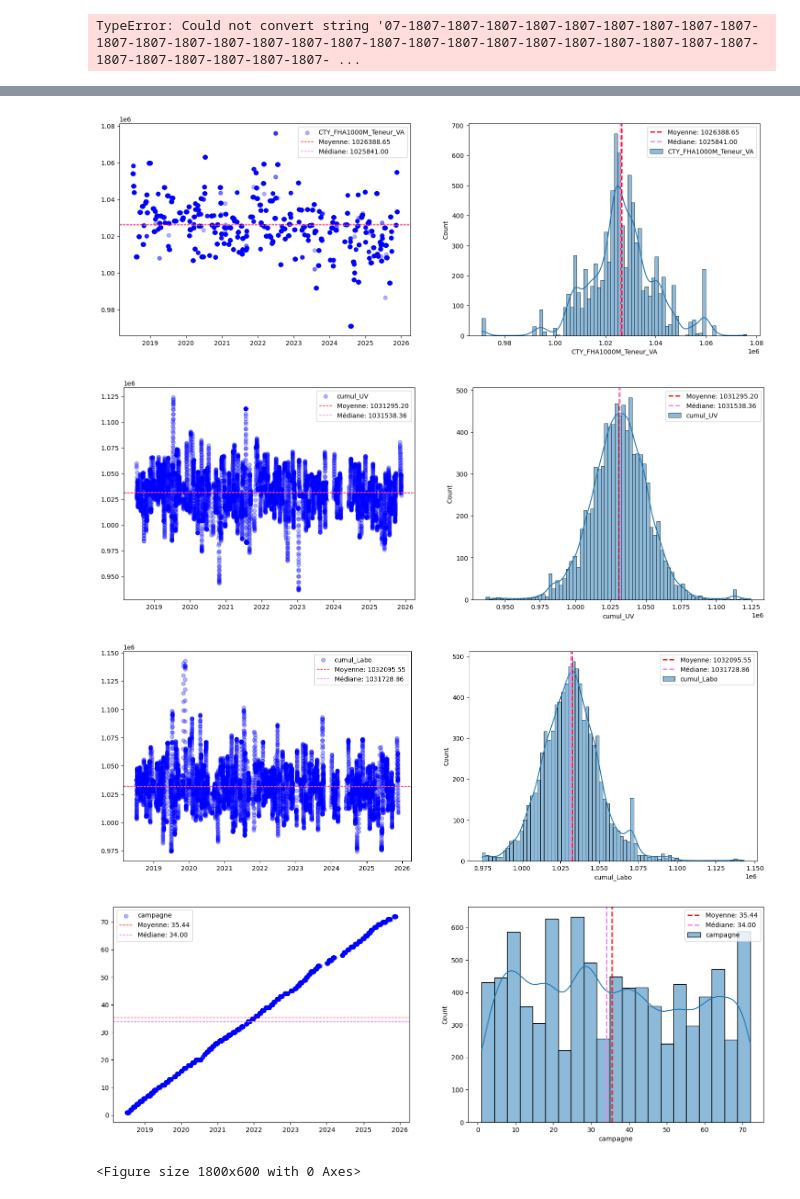
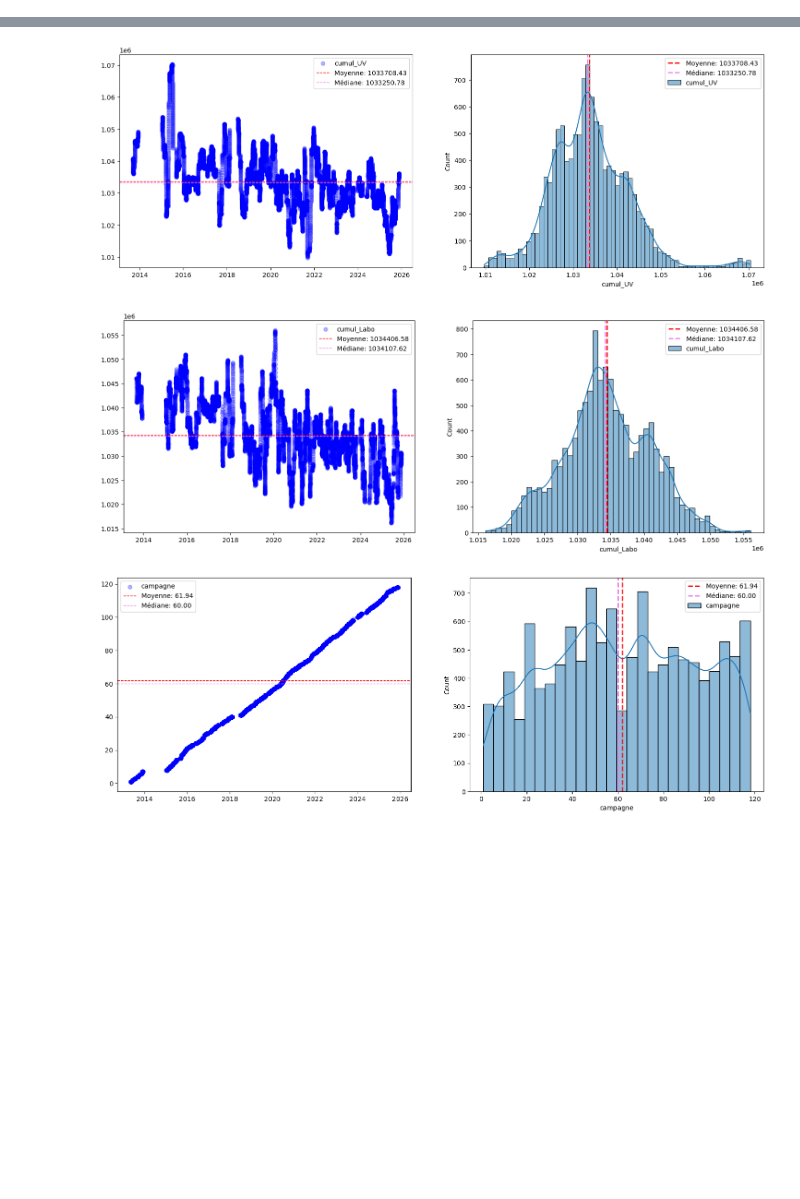
Before and after one commit to e-coucou/Machine-Learning, a Jupyter notebook: 2-OI_a/OI_Formulations.ipynb, the cells around one changed output, grey strips where cells are left out. Saved outputs shown, nothing was run; the diff lists cells and outputs as text; code cells hidden in the pictures; blank space fills up the shorter version.

```diff
--- a/2-OI_a/OI_Formulations.ipynb
+++ b/2-OI_a/OI_Formulations.ipynb
@@ -79,6 +79,8 @@ def detecter_campagnes_v2(df, seuil_jours=3):
     df["campagne"] = nouvelle_campagne.cumsum() + 1
 
     # Ajout colonne mois-année au format mm-aa
-    df["mois_annee"] = df.index.strftime("%m-%y")
+    df["mois_annee"] = df.index.strftime("%y-%m")
+    df["mois_annee_dt"] = pd.to_datetime(df.index.to_period('M').astype(str))
+    #df["mois_annee_dt"] = pd.to_datetime(df["mois_annee"], format="%m-%y")
 
     return df
@@ -97,10 +87,9 @@ brute.describe()
 # %%
-tags = ['CTY_A1000M_Poids container','CTY_A1000M_Teneur arr. Vit. A (UV)','CTY_A1000M_Titre VA AC','CTY_FHA1000M_Teneur_VA'] #'CTY_A1000M_Poids container']
+tags = ['CTY_A1000M_Poids container','CTY_A1000M_Teneur arr. Vit. A (UV)','CTY_A1000M_Titre VA AC']; #,'CTY_FHA1000M_Teneur_VA']
 start = '2010-01-01'
 end = '2025-11-29'
 df_list = get_data(tags,start,end)
 data = merge_data(df_list)
 brute = data.copy()
-result = data.copy()
 brute.describe()
 # %% [output]
@@ -254,9 +249,9 @@ def plot_campagnes(resume):
 # %%
 result = brute.copy()
 result = filtering(result)
-result = ajouter_moyennes_glissantes(result,20)
-result = detecter_campagnes_v2(result, seuil_jours=10)
-print(result.describe())
-tags_ = result.columns.tolist()
+result = ajouter_moyennes_glissantes(result,200)
+result = detecter_campagnes_v2(result, seuil_jours=5)
+print(result.info())
+tags_ = result.columns.tolist()[:-2]
 plot_data(result, tags_)
 # %% [output]
@@ -280 +273,0 @@ max    1.142917e+06    72.000000
-TypeError: Could not convert string '07-1807-1807-1807-1807-1807-1807-1807-1807-1807-1807-1807-1807-1807-1807-1807-1807-1807-1807-1807-1807-1807-1807-1807-1807-1807-1807-1807-1807-1807-1807-1807-1807- ...
@@ -284,8 +277,6 @@ TypeError: Could not convert string '07-1807-1807-1807-1807-1807-1807-1807-1807-
-[figure, old version]
+[figure, new version]
-[figure, old version]
+[figure, new version]
-[figure, old version]
+[figure, new version]
-[figure, removed]
-<Figure size 1800x600 with 0 Axes>
 # %%
 
 plot_data(result, tags_)
```
Also changed, not shown: parts of 13 cells of this notebook.
